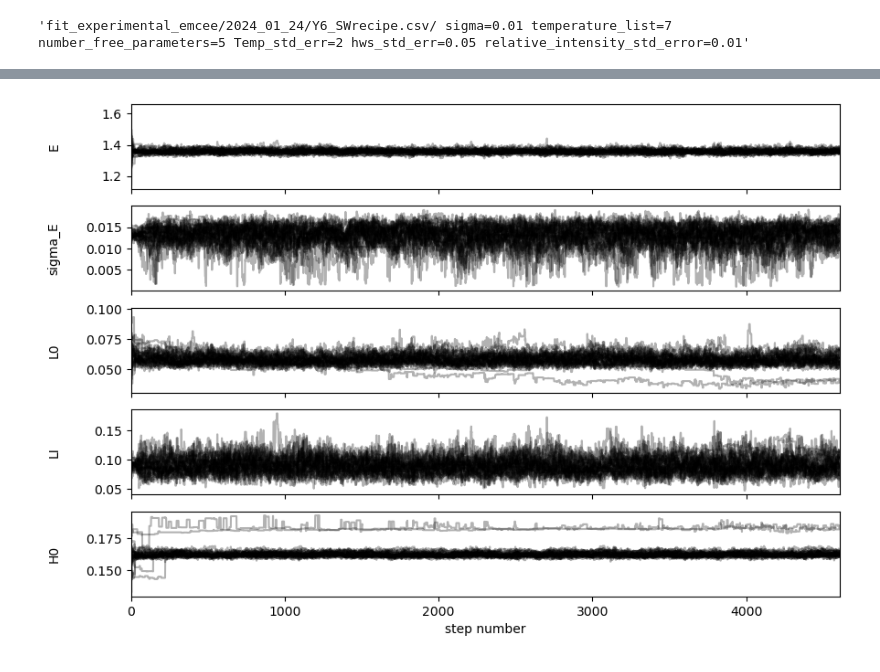
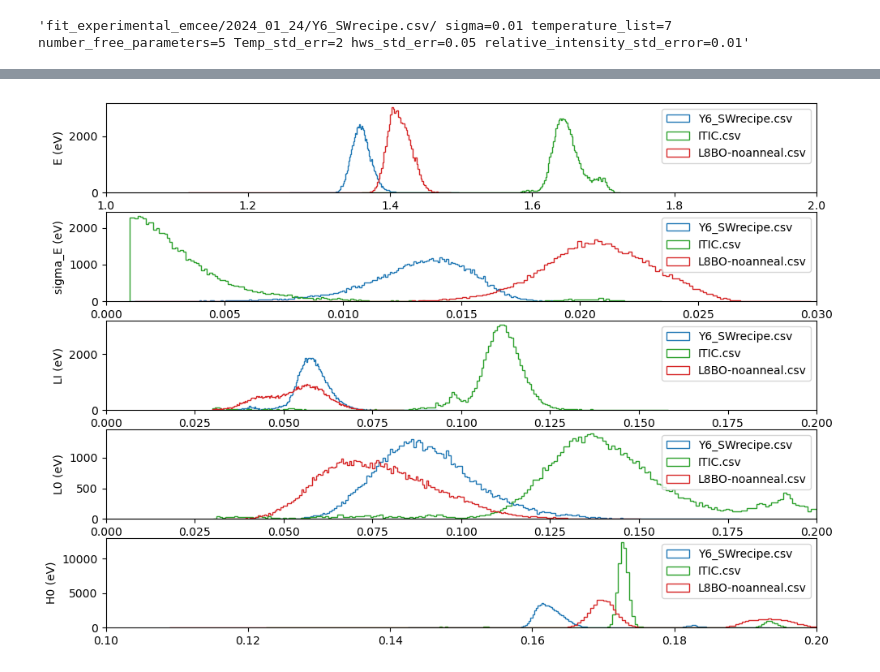
Before and after one commit to mohammedazzouzi15/pl_temp_fit, a Jupyter notebook: notebook/Trial_emcee.ipynb, the cells around one changed output, grey strips where cells are left out. Cells and saved outputs as stored; diff of their text form; code cells hidden in the pictures.

```diff
--- a/notebook/Trial_emcee.ipynb
+++ b/notebook/Trial_emcee.ipynb
@@ -181,6 +94,6 @@ Exp_data_utils.plot_PL_data_with_variance(Exp_data, temperature_list, hws, varia
 import importlib
 importlib.reload(fit_Pl_exp_EMCEE)
 
-sampler = fit_Pl_exp_EMCEE.run_sampler_single(save_folder, soln, Exp_data, co_var_mat, X,nsteps =100)
+sampler = fit_Pl_exp_EMCEE.run_sampler_single(save_folder, soln, Exp_data, co_var_mat, X,nsteps =10)
 # %% [output]
 Initial size: 0
@@ -260,17 +139,3 @@ sh: error importing function definition for `module'
 saver_folder
 # %% [output]
 'fit_experimental_emcee/2024_01_24/Y6_SWrecipe.csv/ sigma=0.01 temperature_list=7 number_free_parameters=5 Temp_std_err=2 hws_std_err=0.05 relative_intensity_std_error=0.01'
-# %%
-# analyse results
-import importlib
-import glob
-csv_files = glob.glob('experiemental_data/*.csv')
-csv_name=csv_files[3]#3 for y6, 18 for ITIC,12 for L8BO
-
-folder = glob.glob(f"fit_experimental_emcee/*/{csv_name.split('/')[-1]}/*")
-for f in folder:
-    name = f.split('/')[-1]
-    if 'sampler.h5' in os.listdir(f):
-        saver_folder = f
-        print(f)
-        break
@@ -278,0 +142,3 @@ fit_experimental_emcee/2024_01_24/Y6_SWrecipe.csv/ sigma=0.01 temperature_list=7
+# %%
+for x in name.split(' '):
+    print(x)
@@ -279,7 +228,8 @@ fit_experimental_emcee/2024_01_24/Y6_SWrecipe.csv/ sigma=0.01 temperature_list=7
 # %%
 # reload sampler from file
-filename = saver_folder + "/sampler.h5"
-
+index = 0
+filename = df['saved_folder'][index] + "/sampler.h5"
+csv_name = csv_names[df['csv_position'][index]]
 reader = fit_Pl_exp_EMCEE.hDFBackend_2(filename, name="multi_core")
 print("Initial size: {0}".format(reader.iteration))
 #new_sampler = emcee.EnsembleSampler(nwalkers, ndim, log_probability, args=(Exp_data, co_var_mat, temperature_list, hws),backend=new_backend)
@@ -301,16 +240,22 @@ plt.show()
-# %%
-fig, axes = plt.subplots(5, figsize=(10, 7), sharex=True)
-samples = reader.get_chain()
-labels = ["E", "sigma_E", "L0", "LI", "H0"]
-ndim = len(labels)
-for i in range(ndim):
-    ax = axes[i]
-    ax.plot(samples[:, :, i], "k", alpha=0.3)
-    ax.set_xlim(0, len(samples))
-    ax.set_ylabel(labels[i])
-    ax.yaxis.set_label_coords(-0.1, 0.5)
-
-axes[-1].set_xlabel("step number")
-fig.show()
-# %% [output]
-[figure, removed]
+# %%
+fig, axes = plt.subplots(5, figsize=(10, 7))
+labels = ["E (eV)" , "sigma_E (eV)", "LI (eV)", "L0 (eV)", "H0 (eV)"]
+
+for index in [0,2,3]:
+
+    filename = df['saved_folder'][index] + "/sampler.h5"
+    csv_name = csv_names[df['csv_position'][index]]
+    reader = fit_Pl_exp_EMCEE.hDFBackend_2(filename, name="multi_core")
+    distribution = reader.get_chain(discard=1, thin=5, flat=True)
+
+    axes_xlim = [[1,2],[0,0.03],[0,0.2],[0,0.2],[0.1,0.2]]
+    for i in range(ndim):
+        ax = axes[i]
+        ax.hist(distribution[:, i], 200, color=f"C{index}", histtype="step",label=csv_name.split('/')[-1])
+        #ax.set_xlim(0, len(samples))
+        ax.set_ylabel(labels[i])
+        ax.set_xlim(axes_xlim[i])
+        ax.legend(loc="upper right")
+fig.tight_layout(h_pad=0.0)
+# %% [output]
+[figure, added]
```
Also changed, not shown: parts of 23 cells of this notebook, 3 other files.
